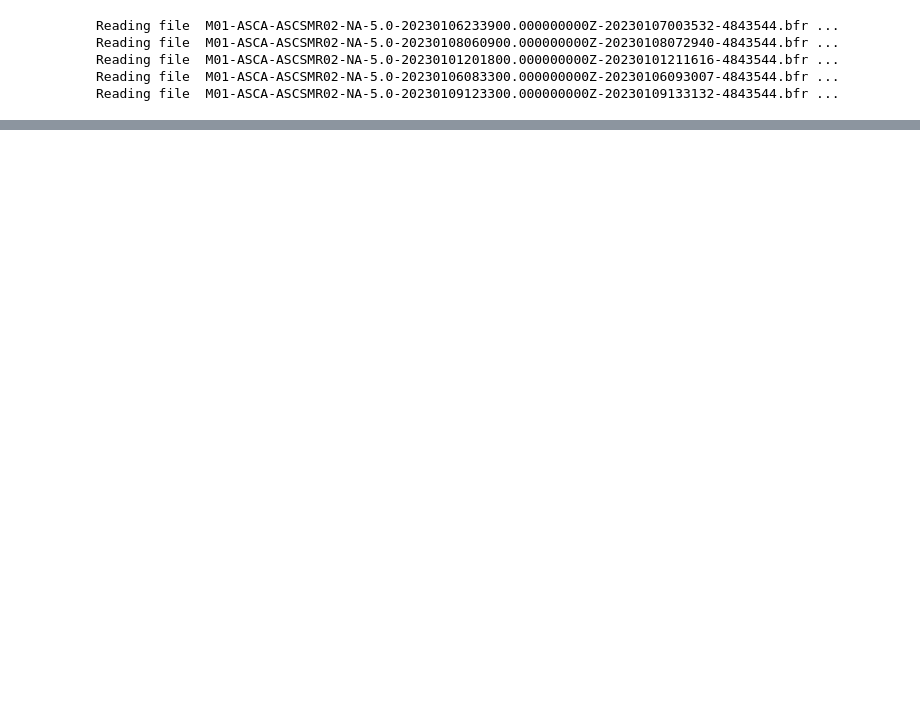
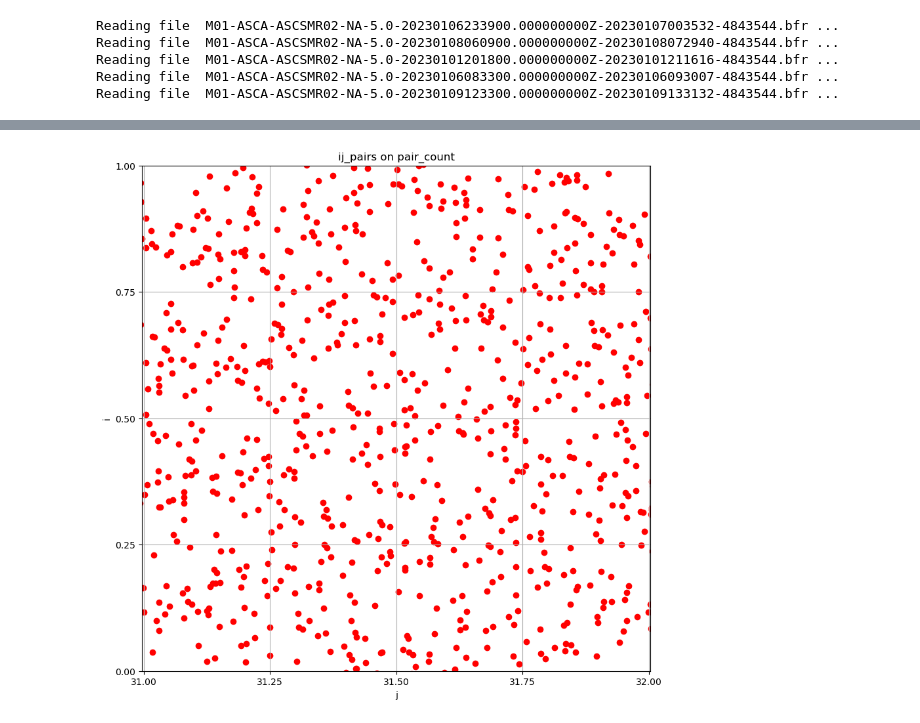
Before and after one commit to amfox37/GEOSldas_diagnostics, a Jupyter notebook: Jupyter/ASCAT_grid_plotter.ipynb, the cells around one changed output, grey strips where cells are left out. Drawn from its saved outputs; the diff is of its cells as text; code cells hidden in the pictures; blank space fills up the shorter version.

Commit message:
update ASCAT_grid_plotter

```diff
--- a/Jupyter/ASCAT_grid_plotter.ipynb
+++ b/Jupyter/ASCAT_grid_plotter.ipynb
@@ -74,0 +193,33 @@ plot_na(tmp)
+# %%
+obs_lat = np.concatenate([lat, lat1, lat2, lat3, lat4, lat5])
+obs_lon = np.concatenate([lon, lon1, lon2, lon3, lon4, lon5])
+# %%
+import matplotlib
+import matplotlib.pyplot as plt
+import matplotlib.ticker as mticker
+
+fig, axs = plt.subplots(figsize=(10, 10))
+
+# Plot the ij_pairs on top of the pair_count array
+plt.scatter(obs_lon, obs_lat, color='red', marker='o')
+
+plt.xlabel('j')
+plt.ylabel('i')
+plt.title('ij_pairs on pair_count')
+plt.grid(True)
+
+# Force the axis to be square
+plt.axis('equal')
+
+# Set the x-axis and y-axis limits
+plt.xlim(31, 32)  # Adjust the limits as needed
+plt.ylim(0, 1)  # Adjust the limits as needed
+
+# Set the x-axis and y-axis ticks with 0.25 spacing
+plt.xticks(np.arange(31, 32.25, 0.25))
+plt.yticks(np.arange(0, 1.25, 0.25))
+
+# Show the plot
+plt.show()
+# %% [output]
+[figure, added]
```
Also changed, not shown: parts of 11 cells of this notebook.
